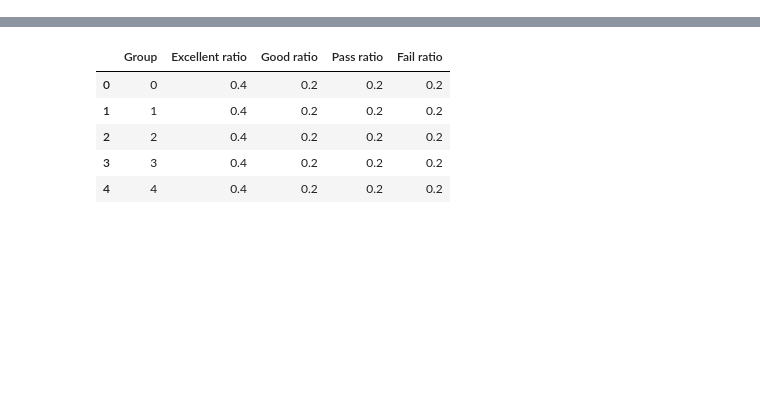
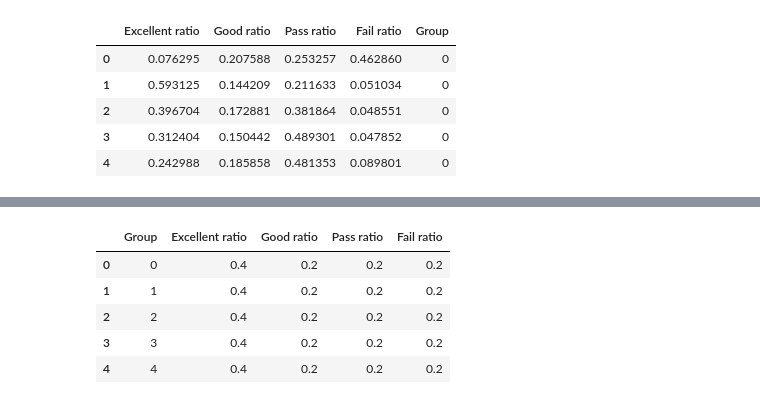
Before and after one commit to elgong/ccf-BDCI-2019-SIEMENS, a Jupyter notebook: code.ipynb, the cells around one changed output, grey strips where cells are left out. Saved outputs shown, nothing was run; the diff lists cells and outputs as text; code cells hidden in the pictures; blank space fills up the shorter version.

```diff
--- a/code.ipynb
+++ b/code.ipynb
@@ -315,0 +266,13 @@ testRes = rfc.predict(df_test.iloc[:,1:])
+# %%
+y_pred = pd.DataFrame(
+    testpredict, columns=["Excellent ratio", "Good ratio", "Pass ratio", "Fail ratio"]
+)
+y_pred["Group"] = df_test["Group"]
+
+group_pred = y_pred.groupby("Group").mean()
+for c in ["Excellent ratio", "Good ratio", "Pass ratio", "Fail ratio"]:
+    group_pred[c] /= group_pred.sum(axis=1)
+
+
+group_pred.to_csv('./result1.csv', index=True, header=True)
+group_pred.head()
@@ -315,0 +287,9 @@ testRes = rfc.predict(df_test.iloc[:,1:])
+# %%
+y_pred.head()
+# %% [output]
+|  | Excellent ratio | Good ratio | Pass ratio | Fail ratio | Group |
+| 0 | 0.076295 | 0.207588 | 0.253257 | 0.462860 | 0 |
+| 1 | 0.593125 | 0.144209 | 0.211633 | 0.051034 | 0 |
+| 2 | 0.396704 | 0.172881 | 0.381864 | 0.048551 | 0 |
+| 3 | 0.312404 | 0.150442 | 0.489301 | 0.047852 | 0 |
+| 4 | 0.242988 | 0.185858 | 0.481353 | 0.089801 | 0 |
```
Also changed, not shown: parts of 16 cells of this notebook, 7 other files.
